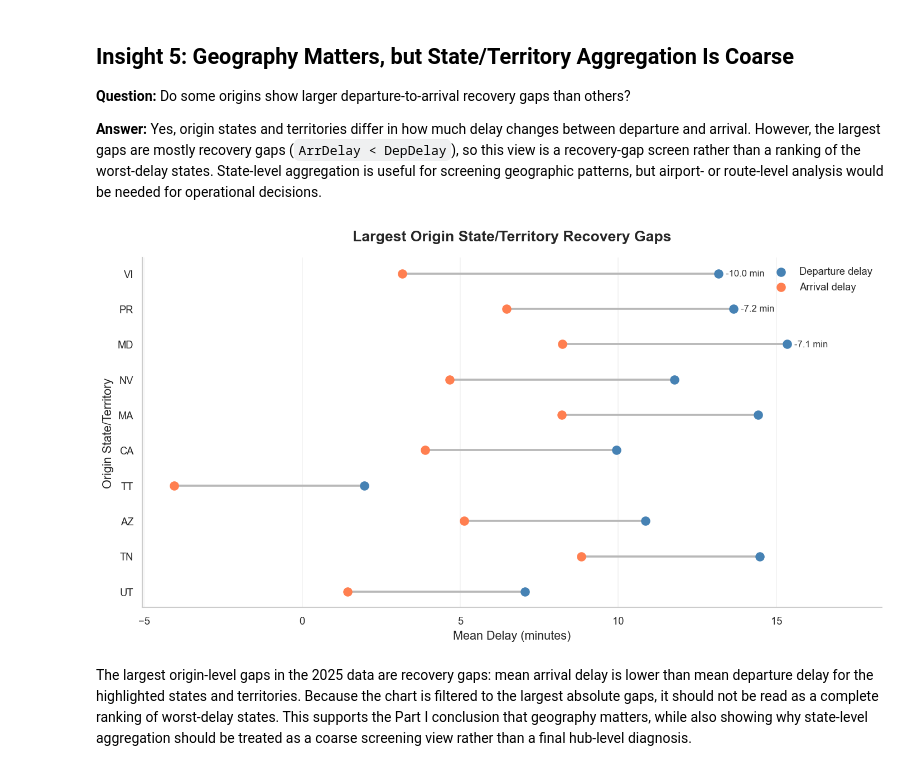
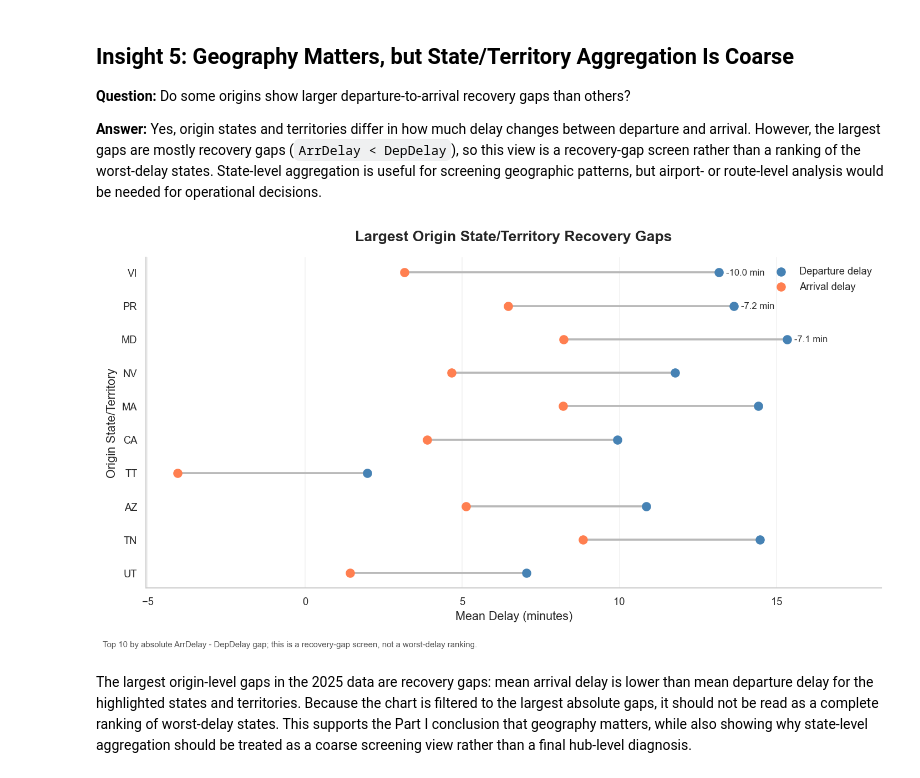
Before and after one commit to luisjfeliu/data-analysis-flight-delays-visuals, a Jupyter notebook: Part_II_explanatory.ipynb, the cells around one changed output. Drawn from its saved outputs; the diff is of its cells as text; code cells hidden in the pictures.

```diff
--- a/Part_II_explanatory.ipynb
+++ b/Part_II_explanatory.ipynb
@@ -90,6 +91,7 @@ def read_monthly_zip(zip_path, columns):
 
 if PROCESSED_DATA.exists():
     df = pd.read_csv(PROCESSED_DATA, usecols=cols, encoding='latin-1', low_memory=False)
+    data_source = 'processed local cache in data/processed/'
 else:
     zip_files = sorted(DATA_DIR.glob(ZIP_PATTERN), key=month_number)
     if len(zip_files) != 12:
@@ -98,6 +100,7 @@ else:
             'Copy or download them from BTS.'
         )
     df = pd.concat((read_monthly_zip(path, cols) for path in zip_files), ignore_index=True)
+    data_source = 'monthly ZIP files in data/raw/'
 
 # Blank cause fields mean no minutes were attributed to that delay cause.
 delay_causes = ['CarrierDelay', 'WeatherDelay', 'NASDelay', 'SecurityDelay', 'LateAircraftDelay']
@@ -131,6 +134,7 @@ day_names = {1: 'Mon', 2: 'Tue', 3: 'Wed', 4: 'Thu', 5: 'Fri', 6: 'Sat', 7: 'Sun
 df_active['DayName'] = df_active['DayOfWeek'].map(day_names)
 df_active['TimeOfDay'] = df_active['CRSDepTime'].apply(classify_time)
 
+print(f"Source: {data_source}")
 print(f"Dataset: {len(df):,} scheduled flights")
 print(f"Completed flights used for delay analysis: {len(df_active):,}")
 print(f"Cancelled flights: {(df['Cancelled'].astype(bool)).sum():,}")
@@ -437,35 +449,37 @@ ax.hlines(
 ax.scatter(state_delays['DepDelay'], y, color='steelblue', s=80, label='Departure delay', zorder=2)
 ax.scatter(state_delays['ArrDelay'], y, color='coral', s=80, label='Arrival delay', zorder=3)
 
 for state in state_delays.index[:3]:
     row = state_delays.loc[state]
     y_pos = state_delays.index.get_loc(state)
     x_pos = max(row['DepDelay'], row['ArrDelay'])
     ax.annotate(
         f"{row['DelayDelta']:+.1f} min",
         xy=(x_pos, y_pos),
         xytext=(8, 0),
         textcoords='offset points',
         va='center',
         fontsize=10,
         color='#333333'
     )
 
 x_min = state_delays[['DepDelay', 'ArrDelay']].min().min()
 x_max = state_delays[['DepDelay', 'ArrDelay']].max().max()
 ax.set_xlim(min(0, x_min - 1), x_max + 3)
 ax.set_yticks(y)
 ax.set_yticklabels(state_delays.index)
 ax.invert_yaxis()
 ax.set_title('Largest Origin State/Territory Recovery Gaps', fontsize=16, fontweight='bold', pad=18)
 ax.set_xlabel('Mean Delay (minutes)', fontsize=13)
 ax.set_ylabel('Origin State/Territory', fontsize=13)
 ax.grid(axis='x', alpha=0.25)
 ax.grid(axis='y', visible=False)
 ax.legend(frameon=False, loc='upper right')
-plt.tight_layout()
+fig.text(0.01, 0.01, 'Top 10 by absolute ArrDelay - DepDelay gap; this is a recovery-gap screen, not a worst-delay ranking.',
+         fontsize=9, color='#555555')
+plt.tight_layout(rect=[0, 0.04, 1, 1])
 # %% [output]
-[figure, old version]
+[figure, new version]
 # %% [markdown]
 The largest origin-level gaps in the 2025 data are recovery gaps: mean arrival delay is lower than mean departure delay for the highlighted states and territories. Because the chart is filtered to the largest absolute gaps, it should not be read as a complete ranking of worst-delay states. This supports the Part I conclusion that geography matters, while also showing why state-level aggregation should be treated as a coarse screening view rather than a final hub-level diagnosis.
 # %% [markdown]
```
Also changed, not shown: parts of 6 cells of this notebook, 1 other file.
